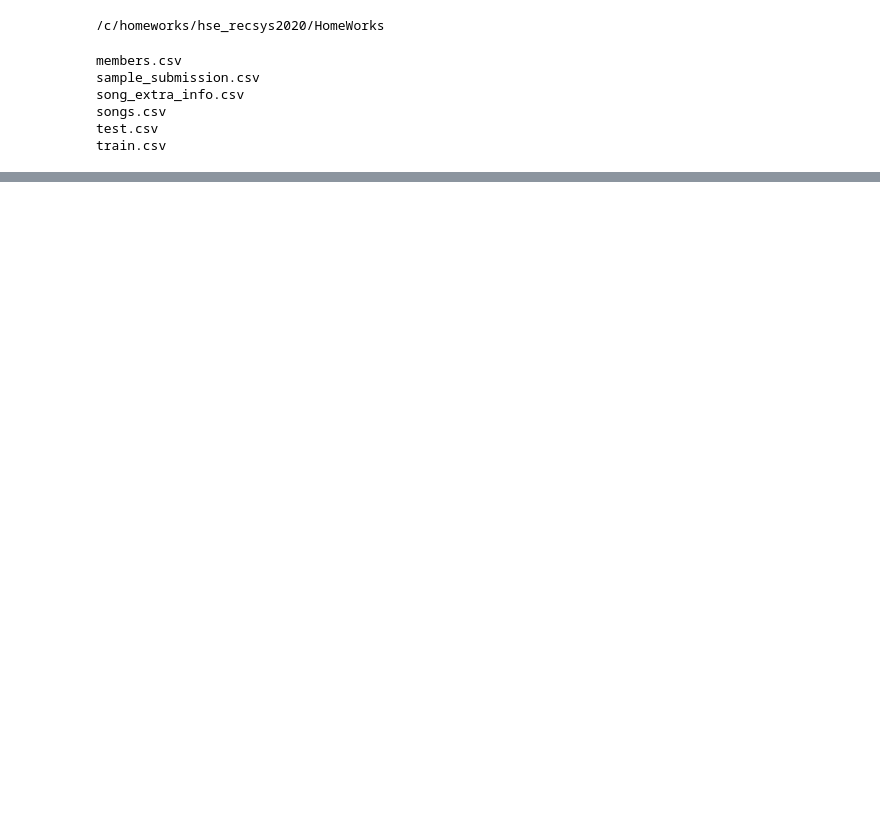
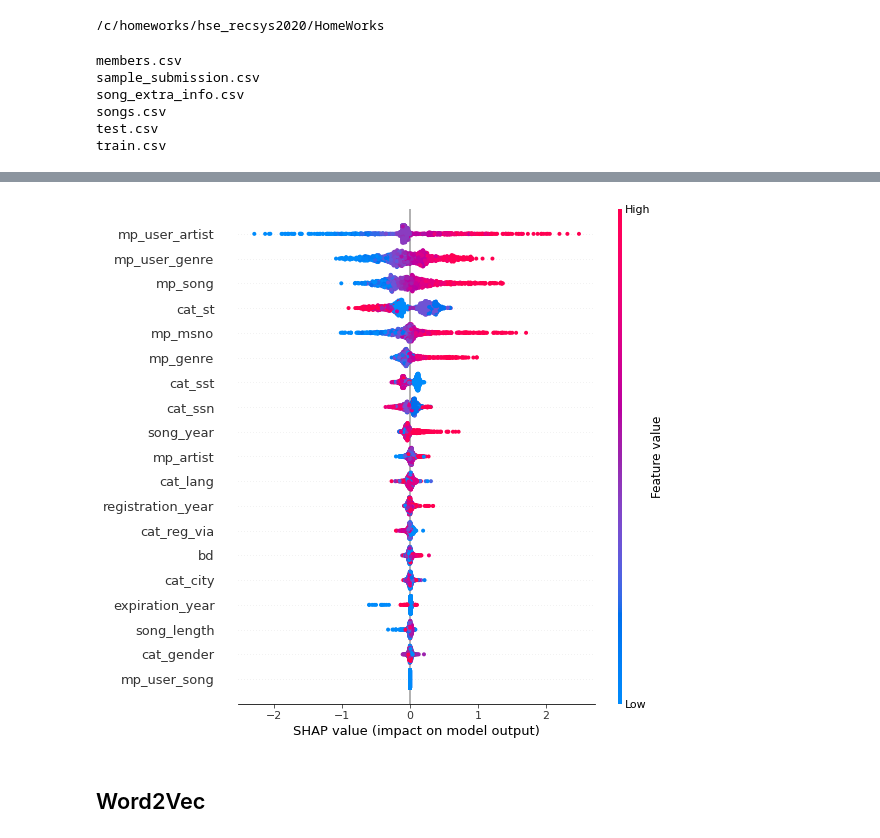
Before and after one commit to ArtyomLobanov/hse_recsys2020, a Jupyter notebook: HomeWorks/HW2.ipynb, the cells around one changed output, grey strips where cells are left out. Saved outputs shown, nothing was run; the diff lists cells and outputs as text; code cells hidden in the pictures; blank space fills up the shorter version.

Commit message:
Trained CatBoost model

```diff
--- a/HomeWorks/HW2.ipynb
+++ b/HomeWorks/HW2.ipynb
@@ -173,0 +227,4 @@ model.fit(pool)
+# %%
+model = catboost.CatBoostClassifier(**params)
+# %%
+pool = catboost.Pool(data_df[cat_columns + real_columns], label=data_df['target'], cat_features=cat_columns)
@@ -173,0 +235,3 @@ model.fit(pool)
+# %%
+small_data = data_df.sample(1000)
+small_pool = catboost.Pool(small_data[cat_columns + real_columns], label=small_data['target'], cat_features=cat_columns)
@@ -173,0 +264,2 @@ model.fit(pool)
+# %%
+shap_importance = model.get_feature_importance(small_pool, type='ShapValues')
@@ -173,0 +268,6 @@ model.fit(pool)
+# %%
+shap.summary_plot(shap_importance[:,:-1], small_data[cat_columns + real_columns])
+# %% [output]
+[figure, added]
+# %% [markdown]
+## Word2Vec
```
Also changed, not shown: parts of 53 cells of this notebook.
